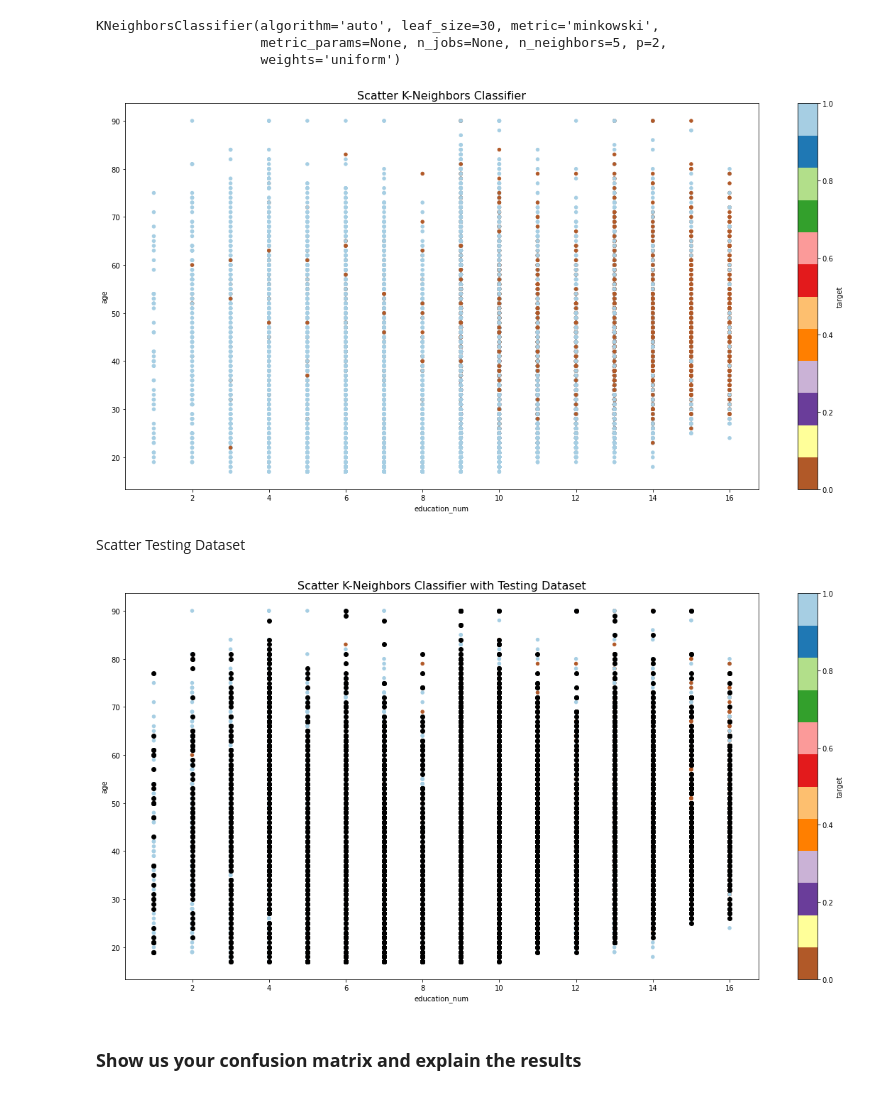
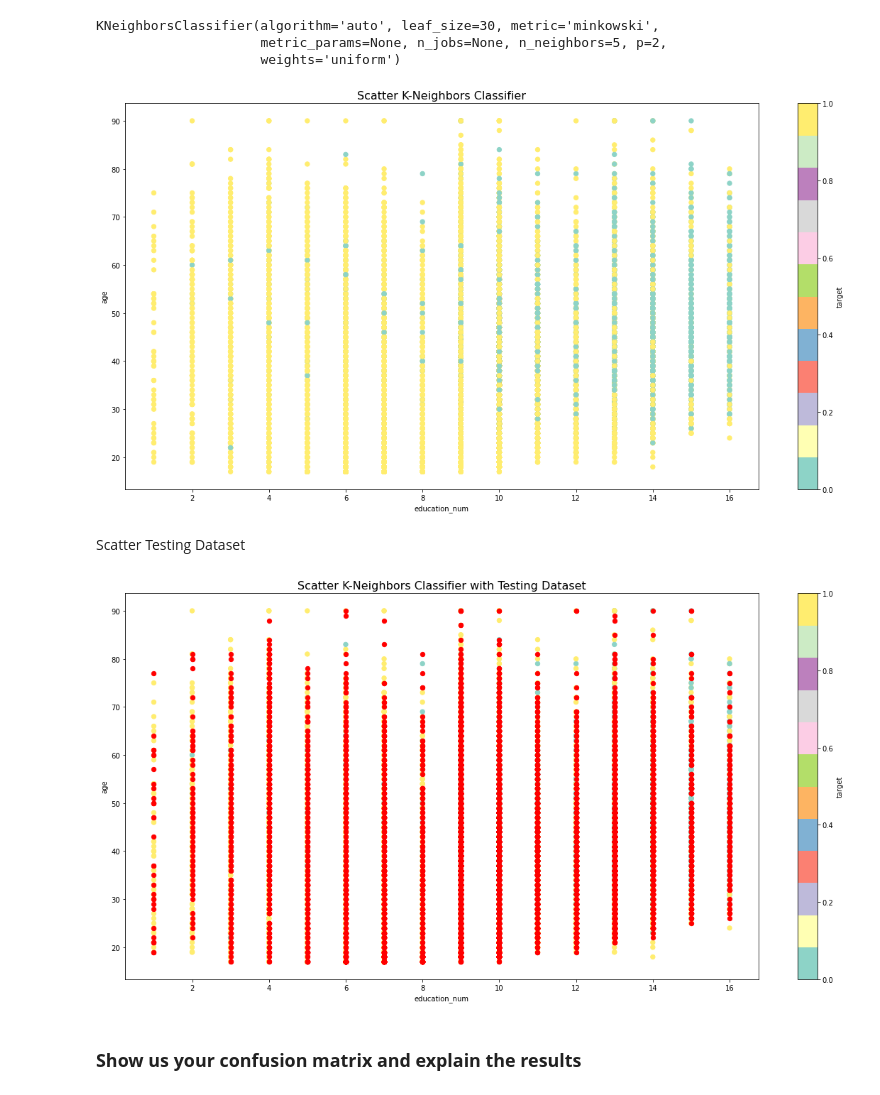
Before and after one commit to ibedoor/machine-learning, a Jupyter notebook: SDA_ML_Week2_Day4.ipynb, the cells around one changed output. Saved outputs shown, nothing was run; the diff lists cells and outputs as text; code cells hidden in the pictures.

```diff
--- a/SDA_ML_Week2_Day4.ipynb
+++ b/SDA_ML_Week2_Day4.ipynb
@@ -368,21 +368,21 @@ KNeighborsClassifier(algorithm='auto', leaf_size=30, metric='minkowski',
 preds = knn.predict(X_test)
 # %%
 df_new.plot(kind='scatter', x='education_num', y='age',
-        c='target', cmap=('Paired_r'), sharex=False)
+        c='target', cmap=('Set3'), sharex=False, s = 40)
 plt.title('Scatter K-Neighbors Classifier', fontsize=16);
 # %% [output]
-[figure, old version]
+[figure, new version]
 # %% [markdown]
 Scatter Testing Dataset
 # %%
 df_new.plot(kind='scatter', x='education_num', y='age',
-        c='target', cmap=('Paired_r'), sharex=False)
+        c='target', cmap=('Set3'), sharex=False, s = 40)
 # scatter testing dataset (black)
 plt.scatter(x=test['education_num'], y=test['age'],
-            color='k')
+            color='r', s=40)
 plt.title('Scatter K-Neighbors Classifier with Testing Dataset', fontsize=16);
 # %% [output]
-[figure, old version]
+[figure, new version]
 # %% [markdown]
 ### **Show us your confusion matrix and explain the results**
 # %%
```
Also changed, not shown: parts of 5 cells of this notebook.
